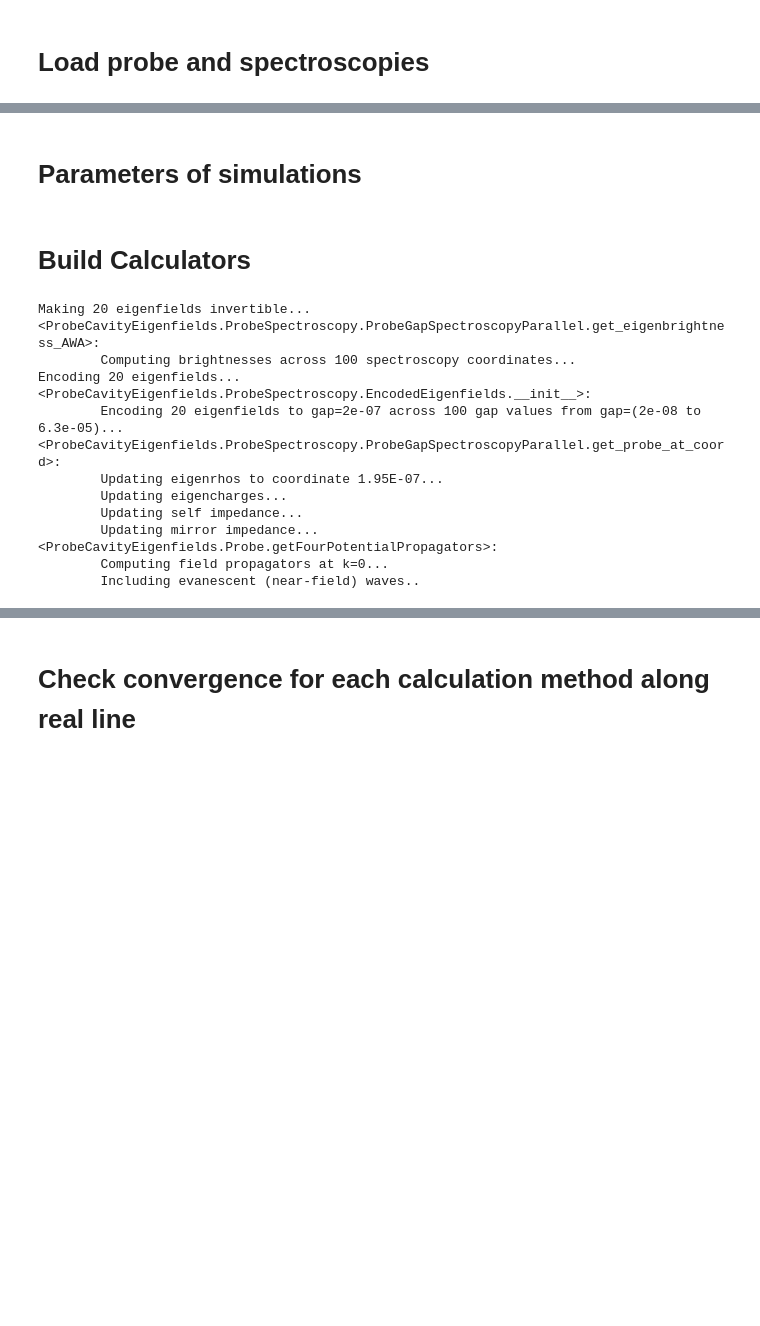
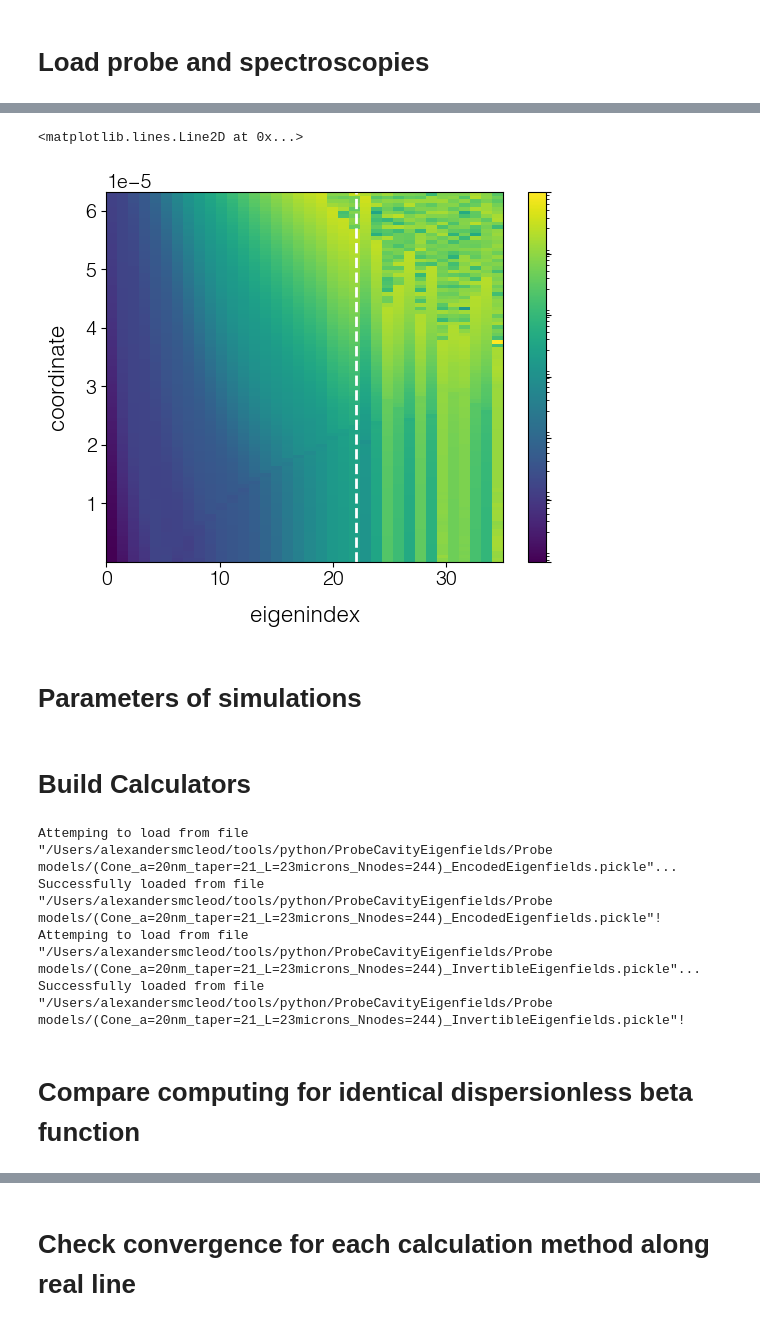
Before and after one commit to asmcleod/ProbeCavityEigenfields, a Jupyter notebook: Notebooks/2 - Probe Simulation methods comparison and convergence.ipynb, the cells around one changed output, grey strips where cells are left out. Cells and saved outputs as stored; diff of their text form; code cells hidden in the pictures; blank space fills up the shorter version.

```diff
--- a/Notebooks/2 - Probe Simulation methods comparison and convergence.ipynb
+++ b/Notebooks/2 - Probe Simulation methods comparison and convergence.ipynb
@@ -67,3 +72,11 @@ Successfully loaded from file "/Users/alexandersmcleod/tools/python/ProbeCavityE
-# %% [markdown]
-#  Parameters of simulations
+# %%
+vs = ProbeGapSpectroscopy.get_eigenbrightness_AWA()
+np.abs(vs).plot(log_scale=True)
+Nmodes_compute = 22
+plt.axvline(Nmodes_compute,color='w',ls='--')
+# %% [output]
+<matplotlib.lines.Line2D at 0x...>
+[figure, added]
+# %% [markdown]
+#  Parameters of simulations
 # %%
@@ -79,27 +90,38 @@ kappa_max=100/P.get_a()
 # %% [markdown]
 # Build Calculators
 # %%
-reload(PS)
-print('Making %i eigenfields invertible...'%Nmodes_compute)
-IE = PS.InvertibleEigenfields(ProbeGapSpectroscopy, Nmodes=Nmodes_compute,
-                                       interpolation='linear')
+save = True
+overwrite=True
+recompute_EE = False
+recompute_IE = False
 
-print('Encoding %i eigenfields...'%Nmodes_compute)
-Enc = PS.EncodedEigenfields(ProbeGapSpectroscopy,gap0=P.get_a()/10, Nmodes=Nmodes_compute,
-                            kappa_min=None, kappa_max=100/P.get_a(),
-                            Nkappas=244*4, qquadrature=PCE.numrec.GL)
+try:
+    if recompute_EE: raise OSError
+    EE = PCE.load(probe_name,PS.EncodedEigenfields)
+except OSError: # didn't find it
+    print('Encoding %i eigenfields...'%Nmodes_compute)
+    gap0 = P.get_a()/10
+    EE = PS.EncodedEigenfields(ProbeGapSpectroscopy,gap0=gap0, Nmodes=Nmodes_compute,
+                                kappa_min=None, kappa_max=kappa_max,
+                                Nkappas=244*4, qquadrature=PCE.numrec.GL)
+    if save:
+        try: PCE.save(EE,overwrite=overwrite)
+        except OSError: pass # didn't overwrite
+
+try:
+    if recompute_IE: raise OSError
+    IE = PCE.load(probe_name,PS.InvertibleEigenfields)
+except OSError: # didn't find it
+    print('Making %i eigenfields invertible...'%Nmodes_compute)
+    IE = PS.InvertibleEigenfields(ProbeGapSpectroscopy, Nmodes=Nmodes_compute,
+                                           interpolation='linear')
+    if save:
+        try: PCE.save(IE,overwrite=overwrite)
+        except OSError: pass # didn't overwrite
 # %% [output]
-Making 20 eigenfields invertible...
-<ProbeCavityEigenfields.ProbeSpectroscopy.ProbeGapSpectroscopyParallel.get_eigenbrightness_AWA>:
-        Computing brightnesses across 100 spectroscopy coordinates...
-Encoding 20 eigenfields...
-<ProbeCavityEigenfields.ProbeSpectroscopy.EncodedEigenfields.__init__>:
-        Encoding 20 eigenfields to gap=2e-07 across 100 gap values from gap=(2e-08 to 6.3e-05)...
-<ProbeCavityEigenfields.ProbeSpectroscopy.ProbeGapSpectroscopyParallel.get_probe_at_coord>:
-        Updating eigenrhos to coordinate 1.95E-07...
-        Updating eigencharges...
-        Updating self impedance...
-        Updating mirror impedance...
-<ProbeCavityEigenfields.Probe.getFourPotentialPropagators>:
-        Computing field propagators at k=0...
-        Including evanescent (near-field) waves..
+Attemping to load from file "/Users/alexandersmcleod/tools/python/ProbeCavityEigenfields/Probe models/(Cone_a=20nm_taper=21_L=23microns_Nnodes=244)_EncodedEigenfields.pickle"...
+Successfully loaded from file "/Users/alexandersmcleod/tools/python/ProbeCavityEigenfields/Probe models/(Cone_a=20nm_taper=21_L=23microns_Nnodes=244)_EncodedEigenfields.pickle"!
+Attemping to load from file "/Users/alexandersmcleod/tools/python/ProbeCavityEigenfields/Probe models/(Cone_a=20nm_taper=21_L=23microns_Nnodes=244)_InvertibleEigenfields.pickle"...
+Successfully loaded from file "/Users/alexandersmcleod/tools/python/ProbeCavityEigenfields/Probe models/(Cone_a=20nm_taper=21_L=23microns_Nnodes=244)_InvertibleEigenfields.pickle"!
+# %% [markdown]
+# Compare computing for identical dispersionless beta function
```
Also changed, not shown: parts of 9 cells of this notebook, 5 other files.
